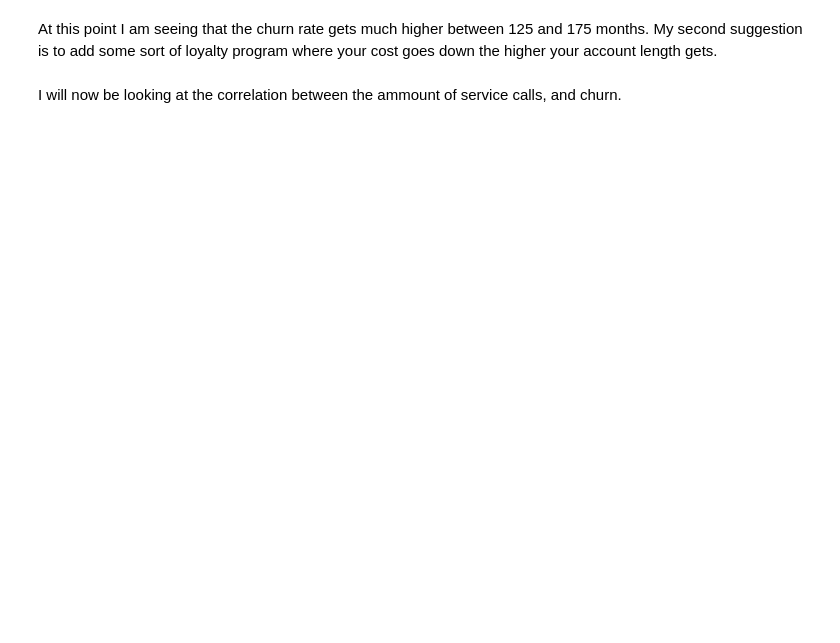
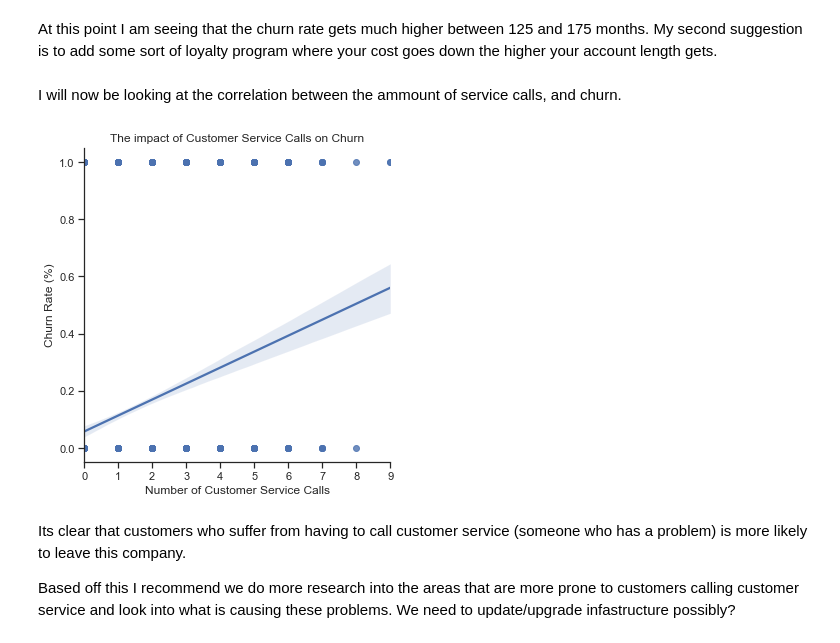
Before and after one commit to MichalOst3389/nhl_team_analysis, a Jupyter notebook: student.ipynb, the cells around one changed output. Saved outputs shown, nothing was run; the diff lists cells and outputs as text; code cells hidden in the pictures; blank space fills up the shorter version.

```diff
--- a/student.ipynb
+++ b/student.ipynb
@@ -164,3 +167,15 @@ sns.regplot(x='account length', y='churn_rate', data=Telecomdf)
 At this point I am seeing that the churn rate gets much higher between 125 and 175 months.  My second suggestion is to add some sort of loyalty program where your cost goes down the higher your account length gets.
 # %% [markdown]
 I will now be looking at the correlation between the ammount of service calls, and churn.
+# %%
+sns.lmplot(x='customer service calls', y='churn', data=Telecomdf)
+plt.title('The impact of Customer Service Calls on Churn')
+plt.xlabel('Number of Customer Service Calls')
+plt.ylabel('Churn Rate (%)')
+plt.show()
+# %% [output]
+[figure, added]
+# %% [markdown]
+Its clear that customers who suffer from having to call customer service (someone who has a problem) is more likely to leave this company.
+
+Based off this I recommend we do more research into the areas that are more prone to customers calling customer service and look into what is causing these problems.  We need to update/upgrade infastructure possibly?
```
Also changed, not shown: parts of 16 cells of this notebook.
